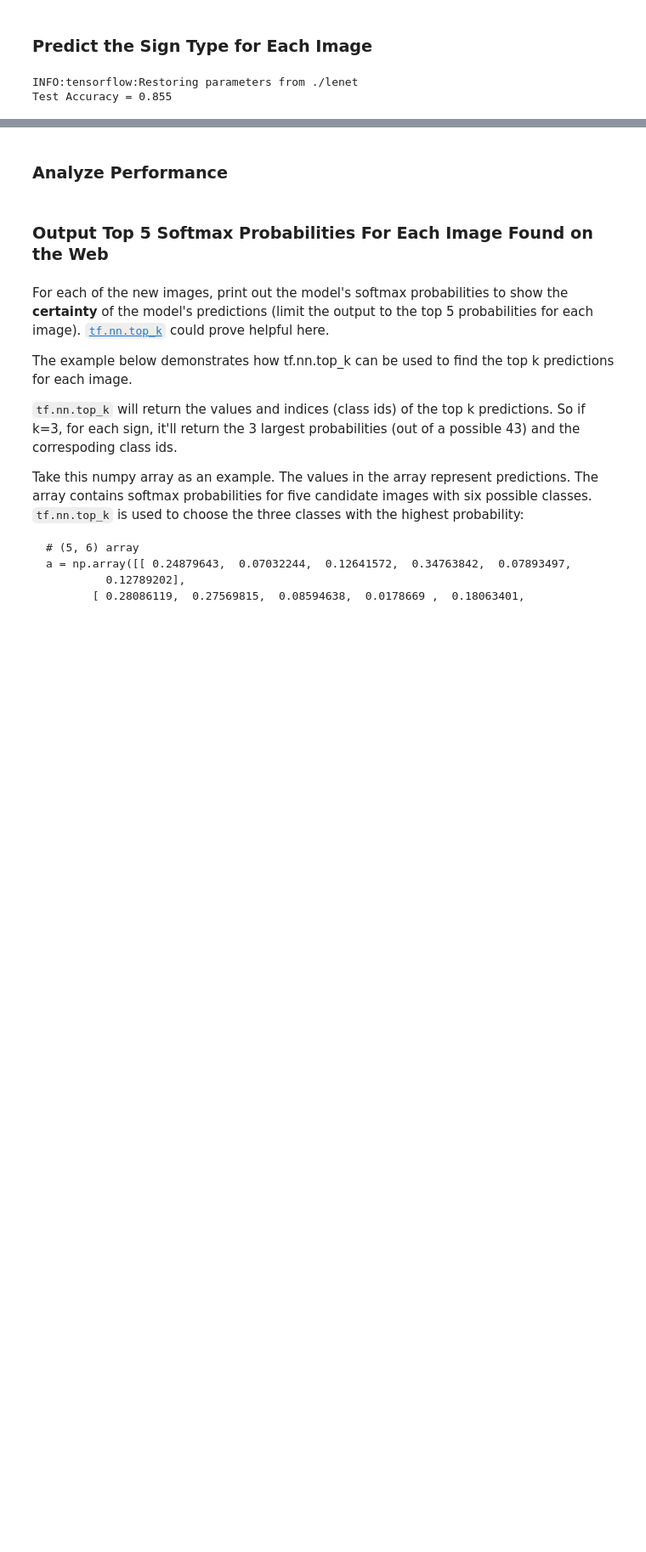
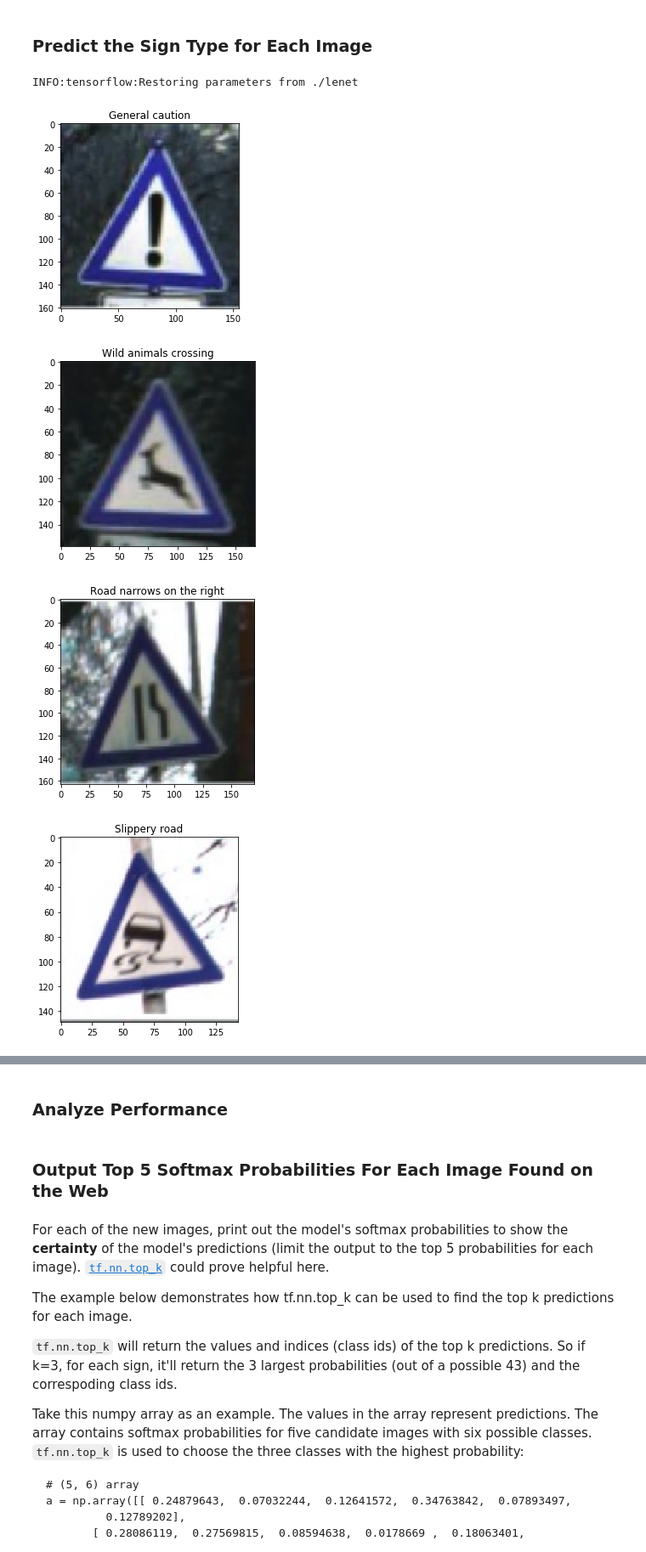
Before and after one commit to dust007/CarND-Traffic-Sign-Classifier-Project, a Jupyter notebook: Traffic_Sign_Classifier.ipynb, the cells around one changed output, grey strips where cells are left out. Shown at 85% size. Cells and saved outputs as stored; diff of their text form; code cells hidden in the pictures; blank space fills up the shorter version.

```diff
--- a/Traffic_Sign_Classifier.ipynb
+++ b/Traffic_Sign_Classifier.ipynb
@@ -192,8 +214,8 @@ def LeNet(x, keep_prob):
     sigma = 0.1
     cnn_dim1 = 16
     cnn_dim2 = 32
-    fc_dim1 = 1024
-    fc_dim2 = 256
+    fc_dim1 = 512
+    fc_dim2 = 128
 
     # SOLUTION: Layer 1: Convolutional. Input = 32x32x3. Output = 28x28xcnn_dim1.
     conv1_W = tf.Variable(tf.truncated_normal(shape=(5, 5, 3, cnn_dim1), mean=mu, stddev=sigma))
@@ -352,0 +420,9 @@ You may find `signnames.csv` useful as it contains mappings from the class id (i
+# %%
+# normalize pics
+new_x = new_x.astype(int)
+new_x = normalize_pic(new_x)
+# %%
+import pandas as pd
+label_text = pd.read_csv('./signnames.csv')
+label_text.drop('ClassId', axis=1, inplace=True)
+label_text
@@ -355,7 +449,19 @@ You may find `signnames.csv` useful as it contains mappings from the class id (i
 # %%
 ### Run the predictions here and use the model to output the prediction for each image.
 ### Make sure to pre-process the images with the same pre-processing pipeline used earlier.
 ### Feel free to use as many code cells as needed.
+prediction = tf.argmax(logits, 1)
+
+with tf.Session() as sess:
+    saver.restore(sess, tf.train.latest_checkpoint('.'))
+    classification = sess.run(prediction, feed_dict={x: new_x, keep_prob: 1.0})
+    for i in range(len(classification)):
+        plt.figure()
+        plt.title(label_text['SignName'][classification[i]])
+        plt.imshow(web_pics[i])
 # %% [output]
 INFO:tensorflow:Restoring parameters from ./lenet
-Test Accuracy = 0.855
+[figure, added]
+[figure, added]
+[figure, added]
+[figure, added]
```
Also changed, not shown: parts of 10 cells of this notebook, 5 other files.
